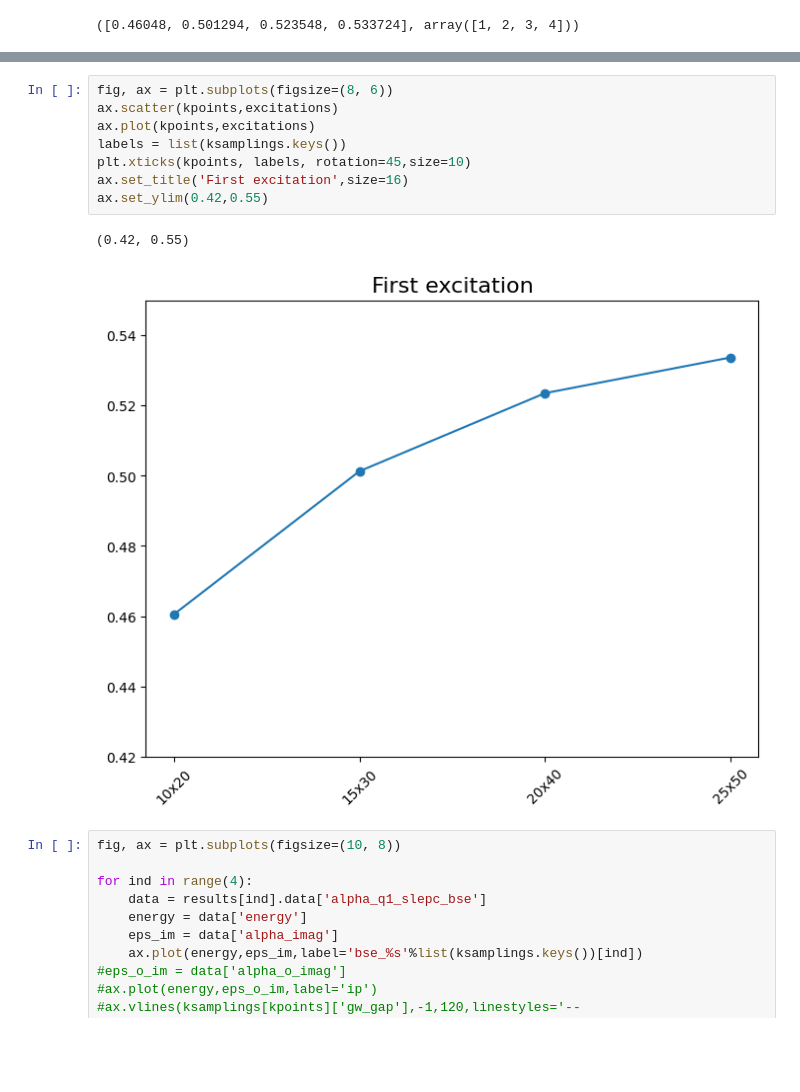
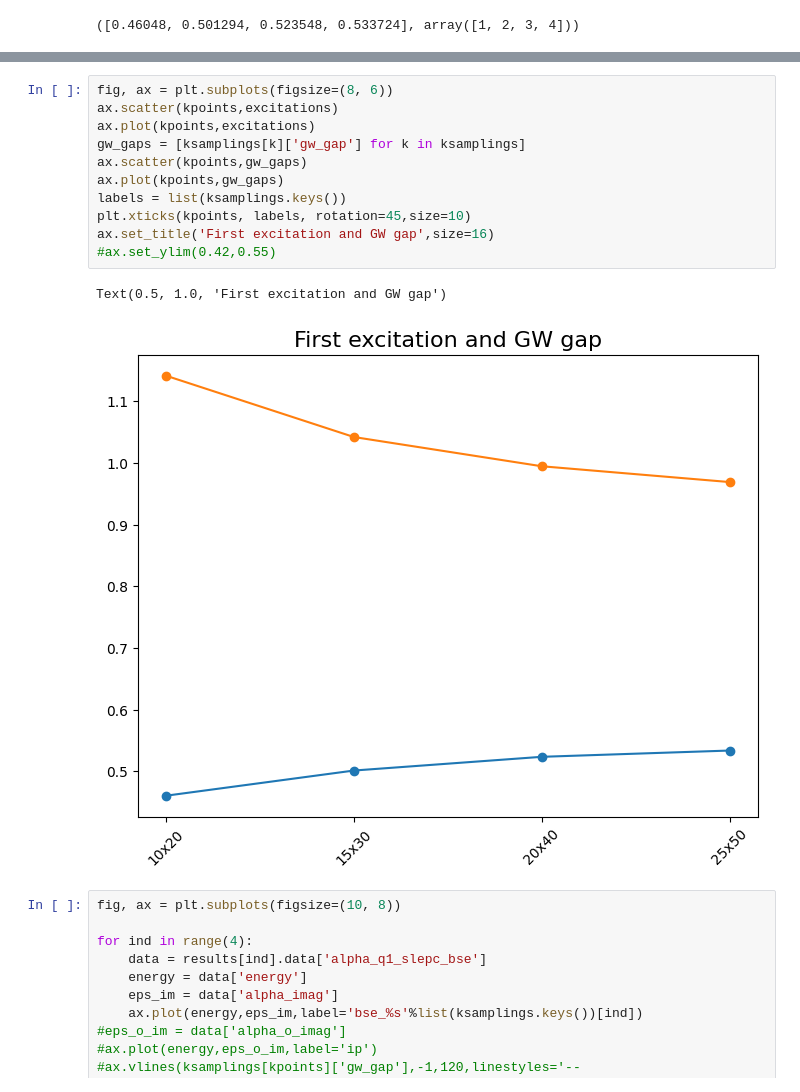
Before and after one commit to marcodalessandro76/AGSL5, a Jupyter notebook: OPTICS.ipynb, the cells around one changed output, grey strips where cells are left out. Cells and saved outputs as stored; diff of their text form; blank space fills up the shorter version.

```diff
--- a/OPTICS.ipynb
+++ b/OPTICS.ipynb
@@ -711,14 +725,17 @@ list(ksamplings.keys())
 # %%
 fig, ax = plt.subplots(figsize=(8, 6))
 ax.scatter(kpoints,excitations)
 ax.plot(kpoints,excitations)
+gw_gaps = [ksamplings[k]['gw_gap'] for k in ksamplings]
+ax.scatter(kpoints,gw_gaps)
+ax.plot(kpoints,gw_gaps)
 labels = list(ksamplings.keys())
 plt.xticks(kpoints, labels, rotation=45,size=10)
-ax.set_title('First excitation',size=16)
-ax.set_ylim(0.42,0.55)
+ax.set_title('First excitation and GW gap',size=16)
+#ax.set_ylim(0.42,0.55)
 # %% [output]
-(0.42, 0.55)
+Text(0.5, 1.0, 'First excitation and GW gap')
-[figure, old version]
+[figure, new version]
 # %%
 fig, ax = plt.subplots(figsize=(10, 8))
 
```
Also changed, not shown: parts of 3 cells of this notebook, 1 other file.
